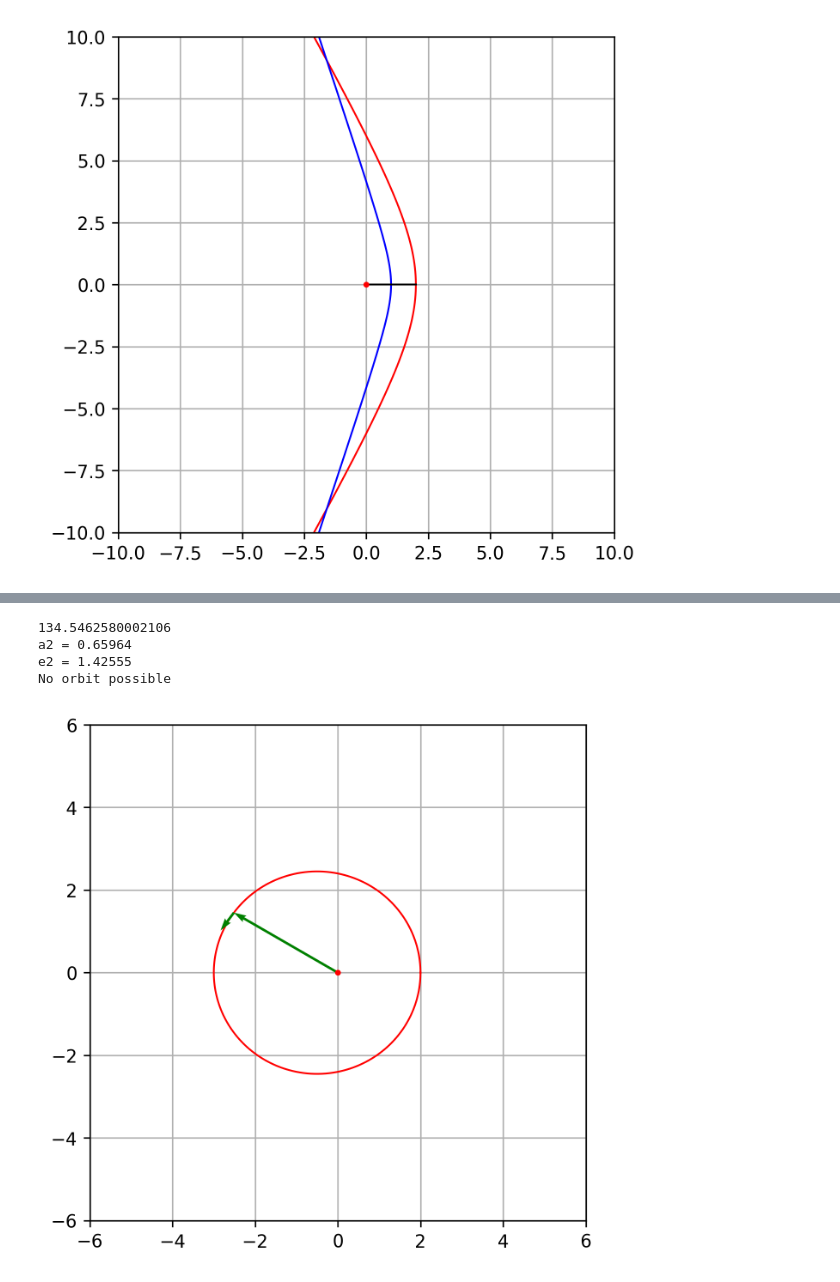
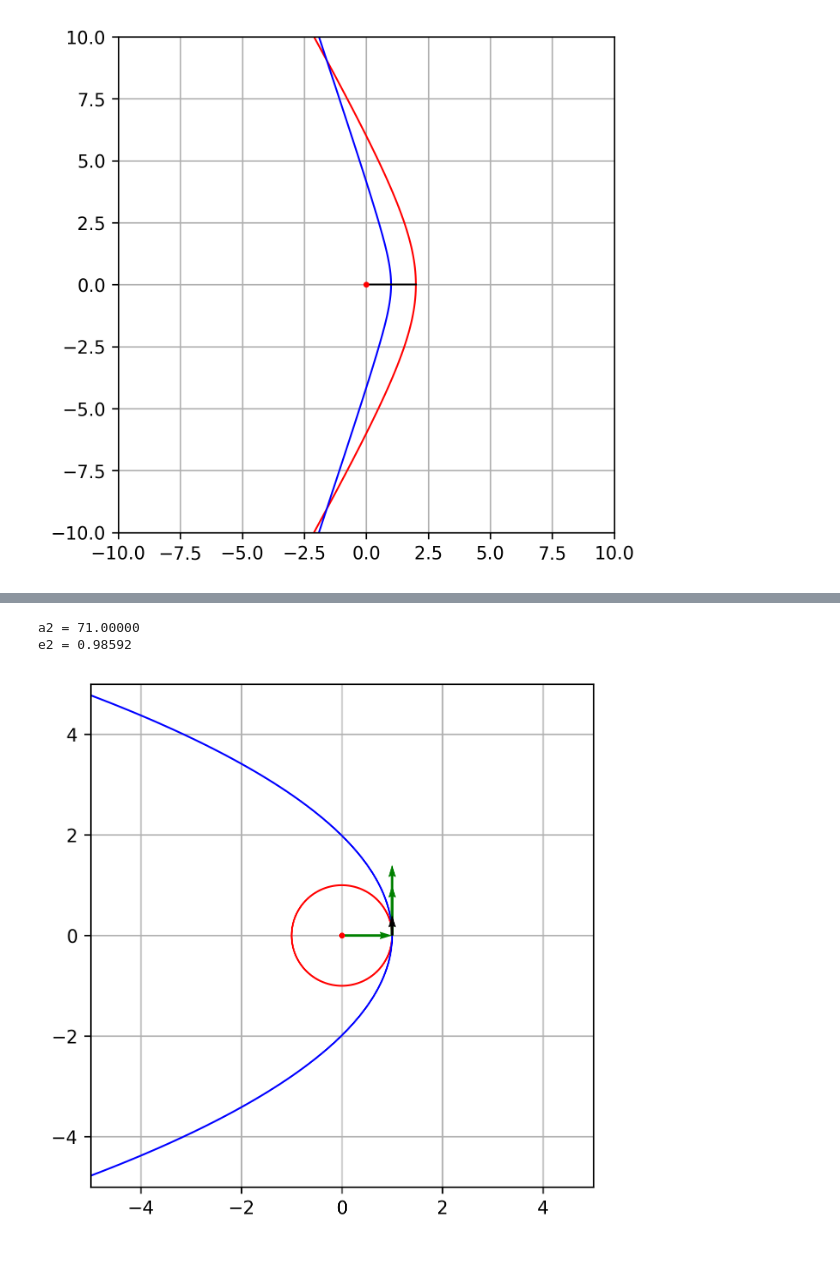
Before and after one commit to silvernuke911/KOSscripts, a Jupyter notebook: lib/tester.ipynb, the cells around one changed output, grey strips where cells are left out. Drawn from its saved outputs; the diff is of its cells as text; code cells hidden in the pictures.

```diff
--- a/lib/tester.ipynb
+++ b/lib/tester.ipynb
@@ -347,11 +347,11 @@ plt.show()
 [figure]
 # %%
 ## CHANGE PERIAPSIS
-rp1 = 2
-ap1 = 3
+# rp1 = 1
+# ap1 = 1
 
-a1 = (rp1 + ap1) / 2
-e1 = (ap1 - rp1) / (rp1 + ap1)
+a1 = 1
+e1 = 0
 
 # rp1 = 2
 # e1  = 2
@@ -360,9 +360,9 @@ e1 = (ap1 - rp1) / (rp1 + ap1)
 obt1 = conic(a1,e1)
 
 
-nu = np.deg2rad(40)
+nu = np.deg2rad(80)
 
-rp2 = 4
+rp2 = 0.8
 ## rmag constraints
 pos1 = conic(a1,e1,single=True,nu=nu)
 rmag = np.linalg.norm(pos1)
@@ -389,7 +389,7 @@ plt.quiver(0,0,pos1[0],pos1[1],color='green',scale = 1,zorder = 2,angles='xy', s
 plt.quiver(pos1[0],pos1[1],v1[0],v1[1],color='green',scale = 1,zorder = 2,angles='xy', scale_units='xy',width=0.005)
 plt.quiver(pos1[0],pos1[1],v2[0],v2[1],color='green',scale = 1,zorder = 2,angles='xy', scale_units='xy',width=0.005)
 plt.quiver(pos1[0],pos1[1],dv[0],dv[1],color='black',scale = 1,zorder = 3,angles='xy', scale_units='xy',width=0.005)
-sqr = 6
+sqr = 5
 plt.xlim(-sqr, sqr)
 plt.ylim(-sqr, sqr)
 
@@ -405,7 +404,7 @@ No orbit possible
 # %%
 ## CHANGE APOAPSIS
-rp1 = 2
-ap1 = 3
+rp1 = 1
+ap1 = 1
 
 a1 = (rp1 + ap1) / 2
 e1 = (ap1 - rp1) / (rp1 + ap1)
@@ -417,9 +416,9 @@ e1 = (ap1 - rp1) / (rp1 + ap1)
 obt1 = conic(a1,e1)
 
 
-nu = np.deg2rad(150)
+nu = np.deg2rad(0)
 
-ap2 = 1.6
+ap2 = 135 + 6
 ## rmag constraints
 pos1 = conic(a1,e1,single=True,nu=nu)
 rmag = np.linalg.norm(conic(a1,e1,single=True,nu=nu))
@@ -429,38 +428,36 @@ a2 = ap2 / (1 + e2)
 v1 = obt_vel(mu,a1,e1,single=True,nu=nu)
 print(f"a2 = {a2:.5f}")
 print(f"e2 = {e2:.5f}")
 if e2 < 0 or e2 > 1:
     print("No orbit possible")
     obt2 = np.nan, np.nan
     v2  = np.nan, np.nan
 else:
     obt2 = conic(a2,e2)
     v2  = obt_vel(mu,a2,e2,single=True,nu=nu)
 dv = v2 - v1
 
 plt.figure(figsize=(5,5),dpi=300)
 
 plt.plot(obt1[0],obt1[1],'r-',lw=1)
 plt.plot(obt2[0],obt2[1],'b-',lw=1)
 
 plt.quiver(0,0,pos1[0],pos1[1],color='green',scale = 1,zorder = 2,angles='xy', scale_units='xy',width=0.005)
 plt.quiver(pos1[0],pos1[1],v1[0],v1[1],color='green',scale = 1,zorder = 2,angles='xy', scale_units='xy',width=0.005)
 plt.quiver(pos1[0],pos1[1],v2[0],v2[1],color='green',scale = 1,zorder = 2,angles='xy', scale_units='xy',width=0.005)
 plt.quiver(pos1[0],pos1[1],dv[0],dv[1],color='black',scale = 1,zorder = 3,angles='xy', scale_units='xy',width=0.005)
 
-sqr = 6
+sqr = 5
 plt.xlim(-sqr, sqr)
 plt.ylim(-sqr, sqr)
 
 plt.gca().set_aspect('equal')
 plt.scatter([0], [0], color='red', s=5, zorder = 5)
 plt.grid(True)
 plt.show()
 # %% [output]
-134.5462580002106
-a2 = 0.65964
-e2 = 1.42555
-No orbit possible
+a2 = 71.00000
+e2 = 0.98592
-[figure, old version]
+[figure, new version]
 # %%
 ## CHANGE ECCENTRICITY
```
Also changed, not shown: parts of 4 cells of this notebook, 3 other files.
